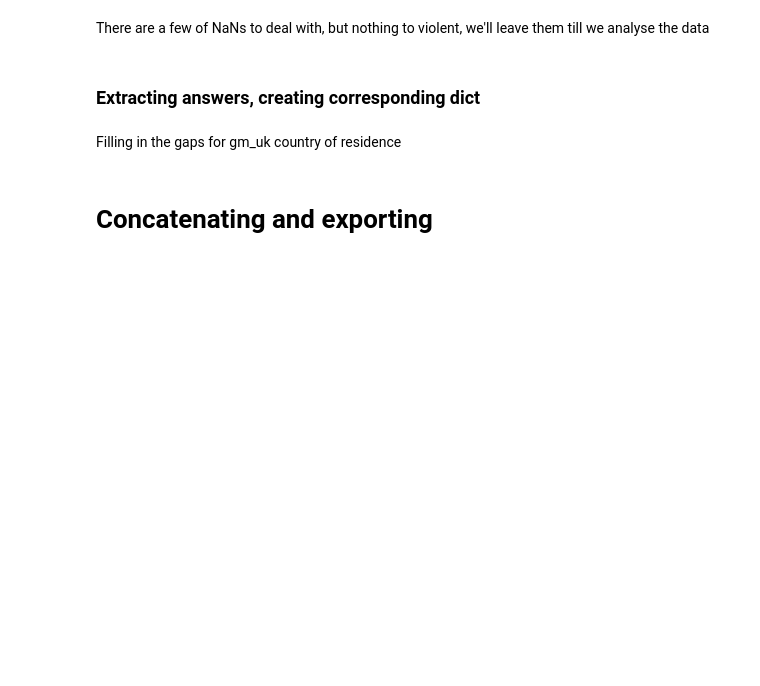
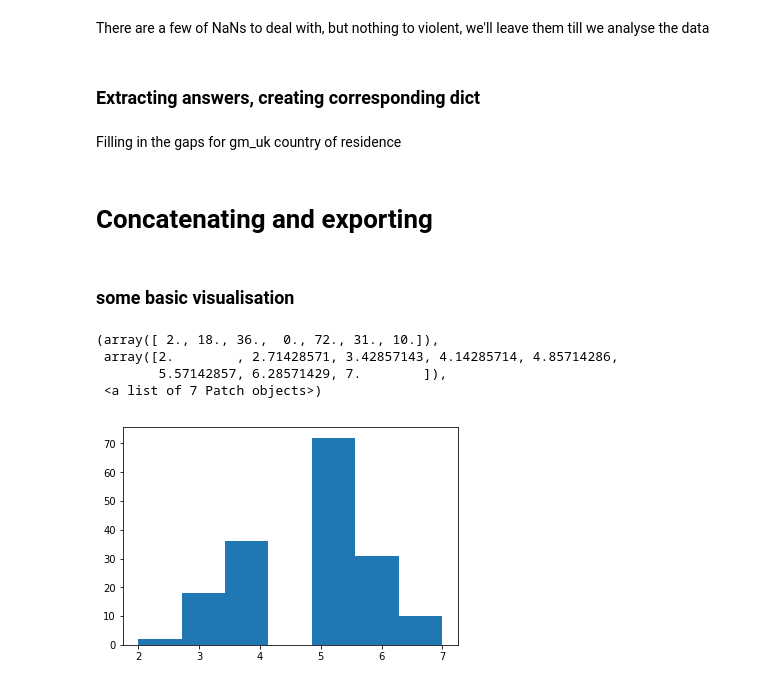
Before and after one commit to ruoyzhang/AI_public_perception_survey_data_analysis, a Jupyter notebook: WE/exploring_and_cleaning_data_gm.ipynb, the cells around one changed output. Saved outputs shown, nothing was run; the diff lists cells and outputs as text; code cells hidden in the pictures; blank space fills up the shorter version.

```diff
--- a/WE/exploring_and_cleaning_data_gm.ipynb
+++ b/WE/exploring_and_cleaning_data_gm.ipynb
@@ -24,10 +26,10 @@ all_files
 Let's check uniformity in column names
 # %%
 # loading in all the google forms data
-gm_uk = pd.read_csv(os.path.join(data_dir, all_files[0]))
-gm_de = pd.read_csv(os.path.join(data_dir, all_files[1]))
-gm_fr = pd.read_csv(os.path.join(data_dir, all_files[4]))
-gm_intl = pd.read_csv(os.path.join(data_dir, all_files[3]))
+gm_uk = pd.read_csv(os.path.join(data_dir, all_files[1]))
+gm_de = pd.read_csv(os.path.join(data_dir, all_files[2]))
+gm_fr = pd.read_csv(os.path.join(data_dir, all_files[5]))
+gm_intl = pd.read_csv(os.path.join(data_dir, all_files[4]))
 
 # storing as a list of items
 all_gm = [gm_uk, gm_de, gm_fr, gm_intl]
@@ -229,3 +231,5 @@ gm_uk.country_of_residence = ['UK' if isinstance(country, float) else country fo
 gm_all = pd.concat([gm_uk, gm_fr, gm_de, gm_intl]).reset_index(drop = True)
 # %%
 gm_all.to_csv(os.path.join(data_dir, 'gm_all.csv'))
+# %% [markdown]
+### some basic visualisation
@@ -231,0 +238,8 @@ gm_all.to_csv(os.path.join(data_dir, 'gm_all.csv'))
+# %%
+plt.hist(gm_all.q04, bins = 7)
+# %% [output]
+(array([ 2., 18., 36.,  0., 72., 31., 10.]),
+ array([2.        , 2.71428571, 3.42857143, 4.14285714, 4.85714286,
+        5.57142857, 6.28571429, 7.        ]),
+ <a list of 7 Patch objects>)
+[figure, added]
```
Also changed, not shown: parts of 3 cells of this notebook, 1 other file.
